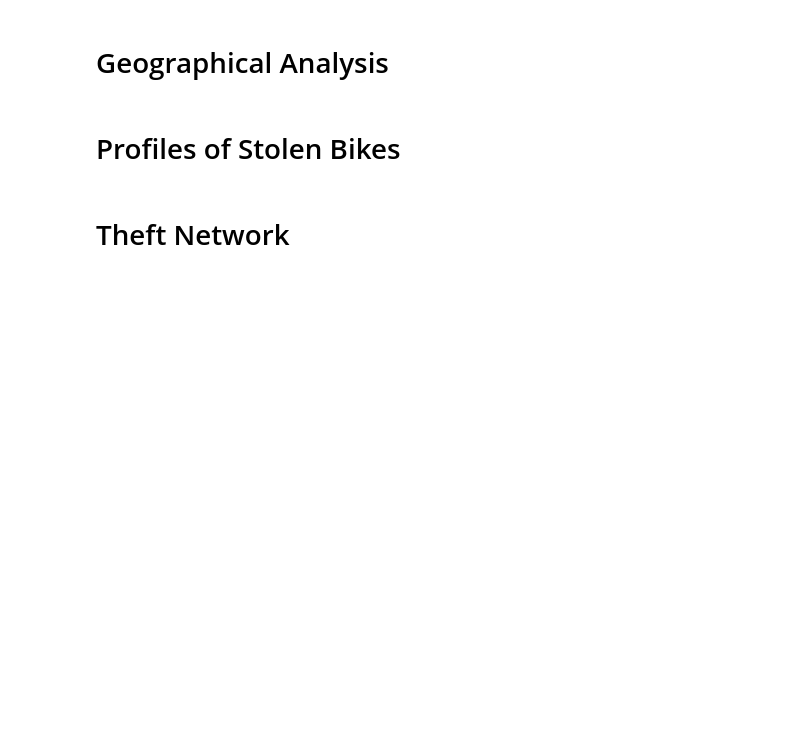
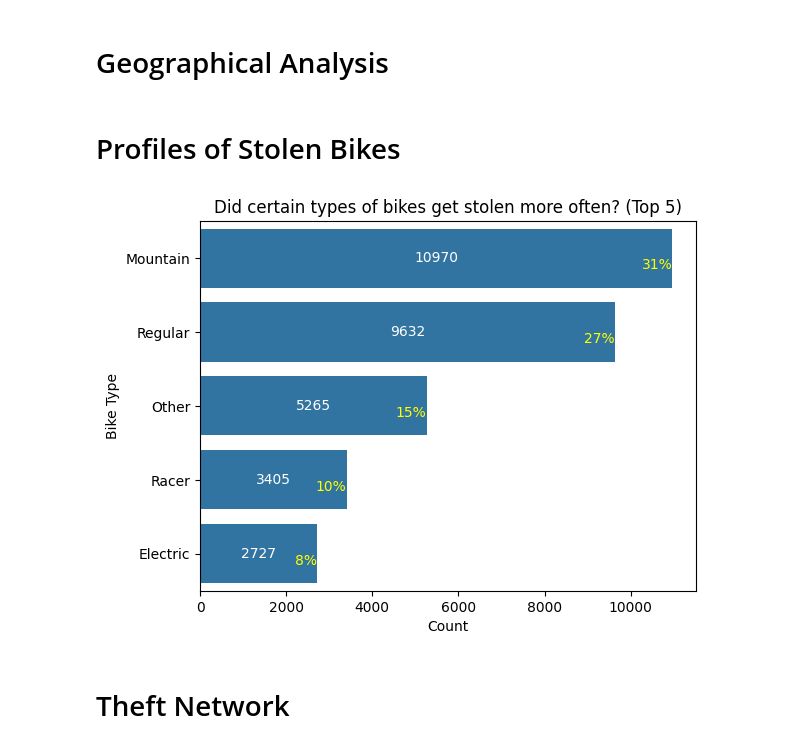
Before and after one commit to kvlrdhrs/Analysis-of-Bicycle-Thefts-in-Toronto, a Jupyter notebook: code.ipynb, the cells around one changed output. Saved outputs shown, nothing was run; the diff lists cells and outputs as text; code cells hidden in the pictures; blank space fills up the shorter version.

```diff
--- a/code.ipynb
+++ b/code.ipynb
@@ -242,6 +266,34 @@ plt.show()
 # m.save("map.html")
 # %% [markdown]
 # Profiles of Stolen Bikes
+# %%
+# checking the number of thefts by bike type
+df.replace({'BIKE_TYPE': {'BM':'BMX', 'EL':'Electric', 'FO':'Folding', 'MT':'Mountain', 'OT':'Other',
+                          'RC':'Racer', 'RE':'Recumbant', 'RG':'Regular', 'SC':'Scooter', 'TA':'Tandem',
+                            'TO':'Touring', 'TR':'Tricycle', 'UN':'Unicycle'}}, inplace=True)
+# %%
+# Get top 5 bike types
+top_bike_types = df['BIKE_TYPE'].value_counts().nlargest(5)
+
+# Calculate percentage of all thefts
+total_thefts = df['BIKE_TYPE'].value_counts().sum()
+percentage_thefts = top_bike_types / total_thefts * 100
+
+# Create the horizontal bar plot using seaborn
+ax = sns.barplot(x=top_bike_types.values, y=top_bike_types.index, orient='h')
+ax.bar_label(ax.containers[0], fmt='%.0f', label_type='center', color='white')
+
+# Add percentages to the plot
+for i, p in enumerate(ax.patches):
+    percentage = percentage_thefts[top_bike_types.index[i]]
+    ax.annotate(f'{percentage:.0f}%', (p.get_x() + p.get_width() - 3, p.get_y() + p.get_height() / 2), ha='right', va='top', color='yellow')
+
+plt.xlabel('Count')
+plt.ylabel('Bike Type')
+plt.title('Did certain types of bikes get stolen more often? (Top 5)')
+plt.show()
+# %% [output]
+[figure, added]
 # %% [markdown]
 # Theft Network
 # %% [markdown]
```
Also changed, not shown: parts of 4 cells of this notebook.
